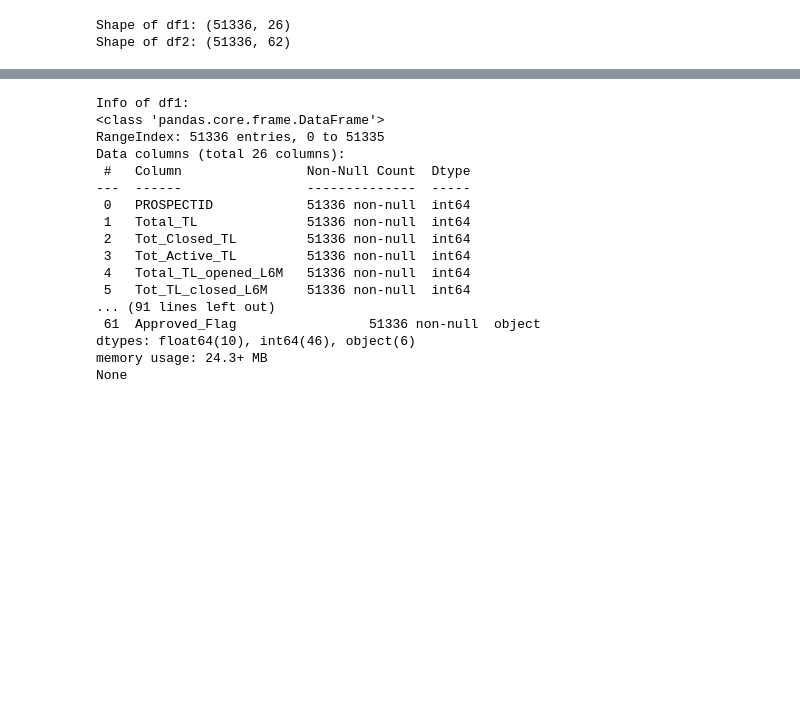
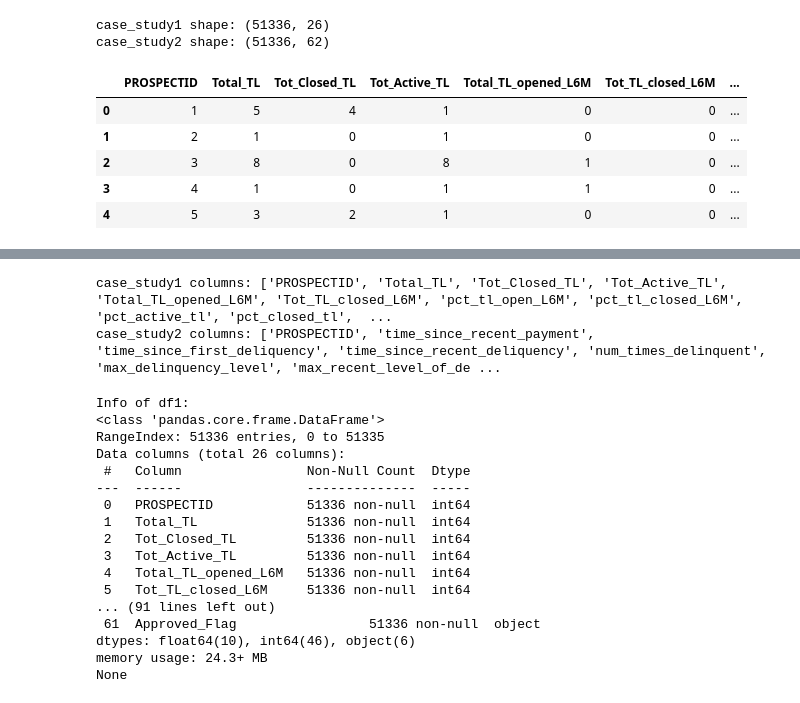
Before and after one commit to JagdishChavanWork/FraudPulse, a Jupyter notebook: notebooks/credit_risk/01_credit_risk.ipynb, the cells around one changed output, grey strips where cells are left out. Cells and saved outputs as stored; diff of their text form; code cells hidden in the pictures; blank space fills up the shorter version.

```diff
--- a/notebooks/credit_risk/01_credit_risk.ipynb
+++ b/notebooks/credit_risk/01_credit_risk.ipynb
@@ -20,9 +52,20 @@ a2 = pd.read_excel("E:\FraudPulse\Data\credit_risk\case_study2.xlsx")
 df1 = a1.copy()
 df2 = a2.copy()
 # %%
-#checking shapes
-print("Shape of df1:", df1.shape)
-print("Shape of df2:", df2.shape)
+print("case_study1 shape:", a1.shape)
+print("case_study2 shape:", a2.shape)
+
+display(a1.head())
+display(a2.head())
+
+print("case_study1 columns:", a1.columns.tolist())
+print("case_study2 columns:", a2.columns.tolist())
 # %% [output]
-Shape of df1: (51336, 26)
-Shape of df2: (51336, 62)
+case_study1 shape: (51336, 26)
+case_study2 shape: (51336, 62)
+|  | PROSPECTID | Total_TL | Tot_Closed_TL | Tot_Active_TL | Total_TL_opened_L6M | Tot_TL_closed_L6M | ... |
+| 0 | 1 | 5 | 4 | 1 | 0 | 0 | ... |
+| 1 | 2 | 1 | 0 | 1 | 0 | 0 | ... |
+| 2 | 3 | 8 | 0 | 8 | 1 | 0 | ... |
+| 3 | 4 | 1 | 0 | 1 | 1 | 0 | ... |
+| 4 | 5 | 3 | 2 | 1 | 0 | 0 | ... |
@@ -29,3 +78,5 @@ Shape of df2: (51336, 62)
+case_study1 columns: ['PROSPECTID', 'Total_TL', 'Tot_Closed_TL', 'Tot_Active_TL', 'Total_TL_opened_L6M', 'Tot_TL_closed_L6M', 'pct_tl_open_L6M', 'pct_tl_closed_L6M', 'pct_active_tl', 'pct_closed_tl',  ...
+case_study2 columns: ['PROSPECTID', 'time_since_recent_payment', 'time_since_first_deliquency', 'time_since_recent_deliquency', 'num_times_delinquent', 'max_delinquency_level', 'max_recent_level_of_de ...
 # %%
 #checking info of the datasets
 print("\nInfo of df1:")
```
Also changed, not shown: parts of 28 cells of this notebook, 38 other files.
